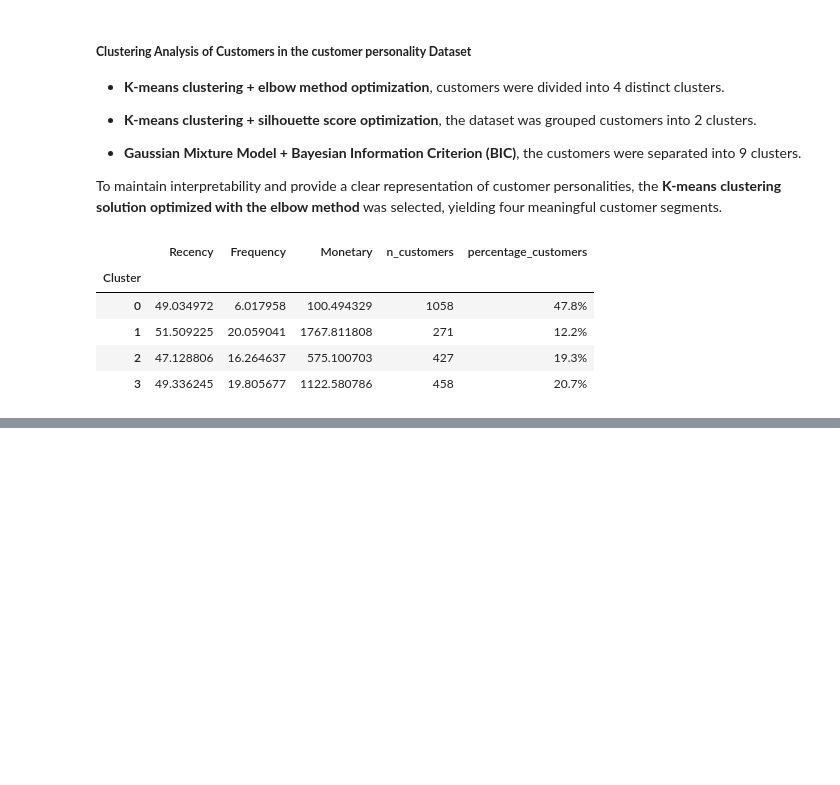
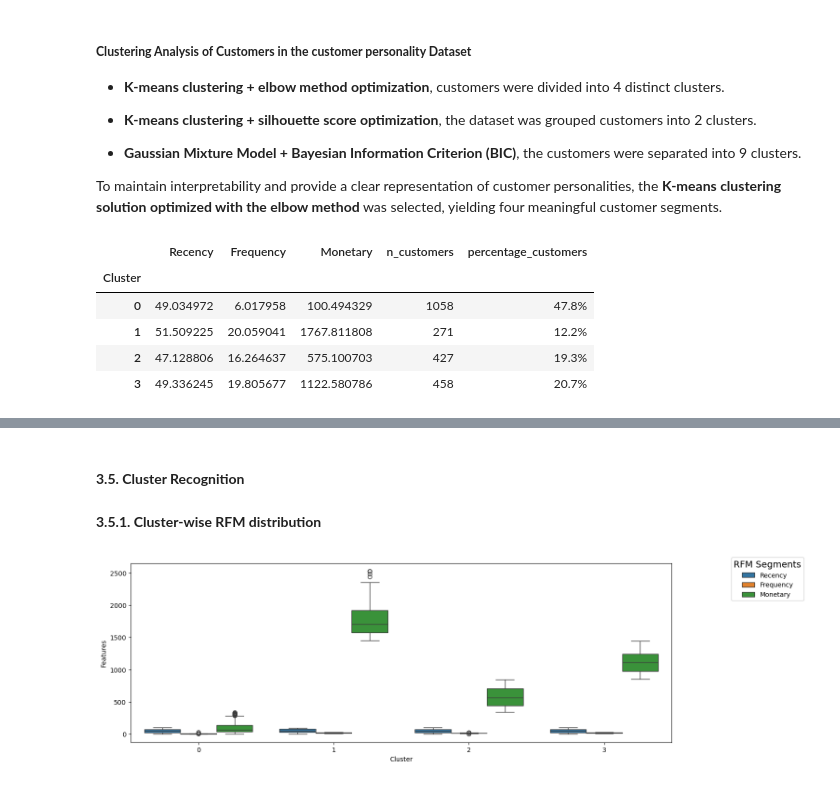
Before and after one commit to annugit1655/Customer-Personality-Analysis-with-CLTV, a Jupyter notebook: notebooks/customer-personality-analysis.ipynb, the cells around one changed output, grey strips where cells are left out. Saved outputs shown, nothing was run; the diff lists cells and outputs as text; code cells hidden in the pictures; blank space fills up the shorter version.

```diff
--- a/notebooks/customer-personality-analysis.ipynb
+++ b/notebooks/customer-personality-analysis.ipynb
@@ -806,3 +806,17 @@ Retention + upselling to convert them into top-tier customers.
 - __Cluster 2__ = __Potential Growth Customers__ (active but low-spending customers (growth opportunity))
 - __Cluster 3__ = Loyal Regular Customers (loyal frequent buyers (strong mid-tier))
 - __Cluster 1__ = __Champions / VIP Customers__ (VIP/high-value customers (key revenue drivers))
+# %% [markdown]
+#### **3.5. Cluster Recognition**
+# %% [markdown]
+**3.5.1. Cluster-wise RFM distribution**
+# %%
+rfm_df = pd.melt(cluster_df, id_vars='Cluster', value_vars=['Recency', 'Frequency', 'Monetary'], value_name='Features')
+
+# visualization
+fig, ax = plt.subplots(figsize=(15, 5))
+sns.boxplot(data=rfm_df, x='Cluster', y='Features', hue='variable')
+plt.legend(title='RFM Segments', title_fontsize=14, bbox_to_anchor=(1.25, 1.05), loc='upper right', fancybox=True)
+plt.show()
+# %% [output]
+[figure, added]
```
Also changed, not shown: parts of 7 cells of this notebook.
